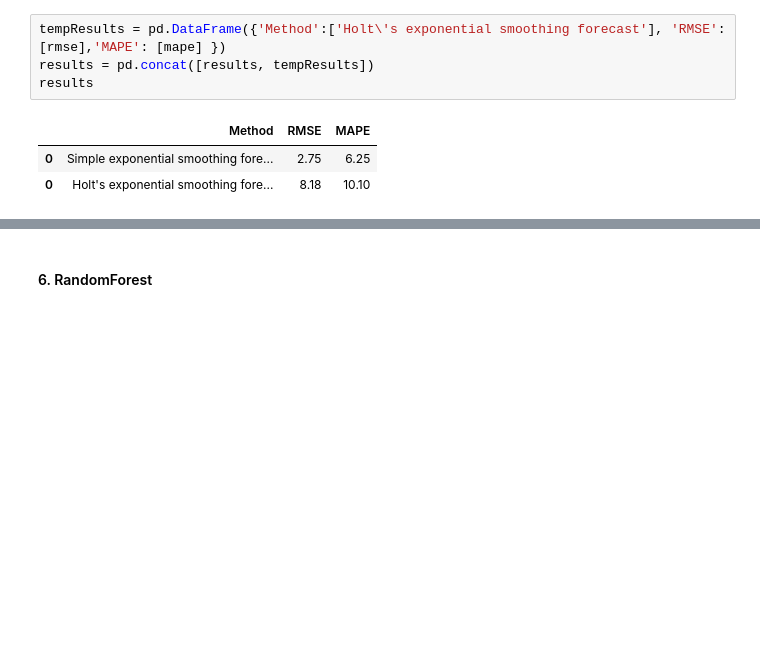
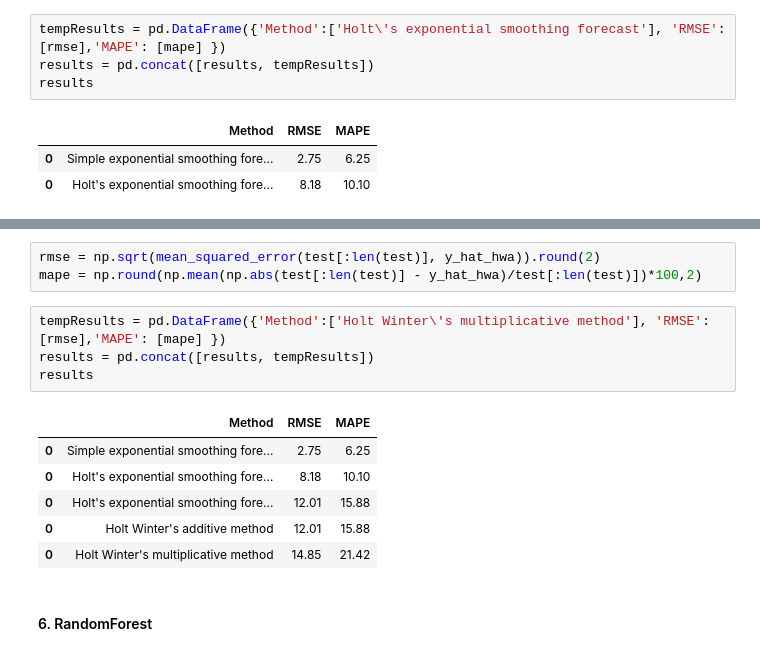
Before and after one commit to HoaNguyen710/DataSample, a Jupyter notebook: testDemo.ipynb, the cells around one changed output, grey strips where cells are left out. Drawn from its saved outputs; the diff is of its cells as text; blank space fills up the shorter version.

```diff
--- a/testDemo.ipynb
+++ b/testDemo.ipynb
@@ -569,3 +593,17 @@ results
+# %%
+rmse = np.sqrt(mean_squared_error(test[:len(test)], y_hat_hwa)).round(2)
+mape = np.round(np.mean(np.abs(test[:len(test)] - y_hat_hwa)/test[:len(test)])*100,2)
+# %%
+tempResults = pd.DataFrame({'Method':['Holt Winter\'s multiplicative method'], 'RMSE': [rmse],'MAPE': [mape] })
+results = pd.concat([results, tempResults])
+results
+# %% [output]
+|  | Method | RMSE | MAPE |
+| 0 | Simple exponential smoothing fore... | 2.75 | 6.25 |
+| 0 | Holt's exponential smoothing fore... | 8.18 | 10.10 |
+| 0 | Holt's exponential smoothing fore... | 12.01 | 15.88 |
+| 0 | Holt Winter's additive method | 12.01 | 15.88 |
+| 0 | Holt Winter's multiplicative method | 14.85 | 21.42 |
 # %% [markdown]
 #### 6. RandomForest
 # %% [markdown]
```
Also changed, not shown: parts of 11 cells of this notebook.
